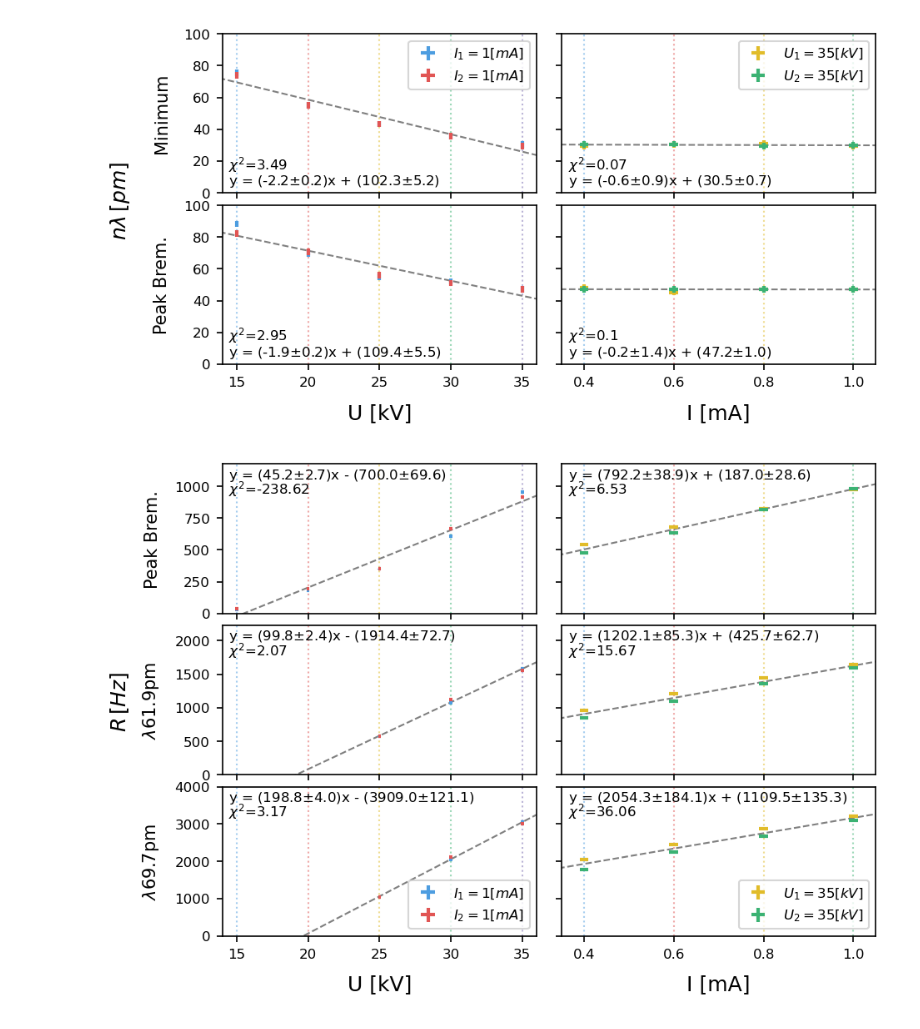
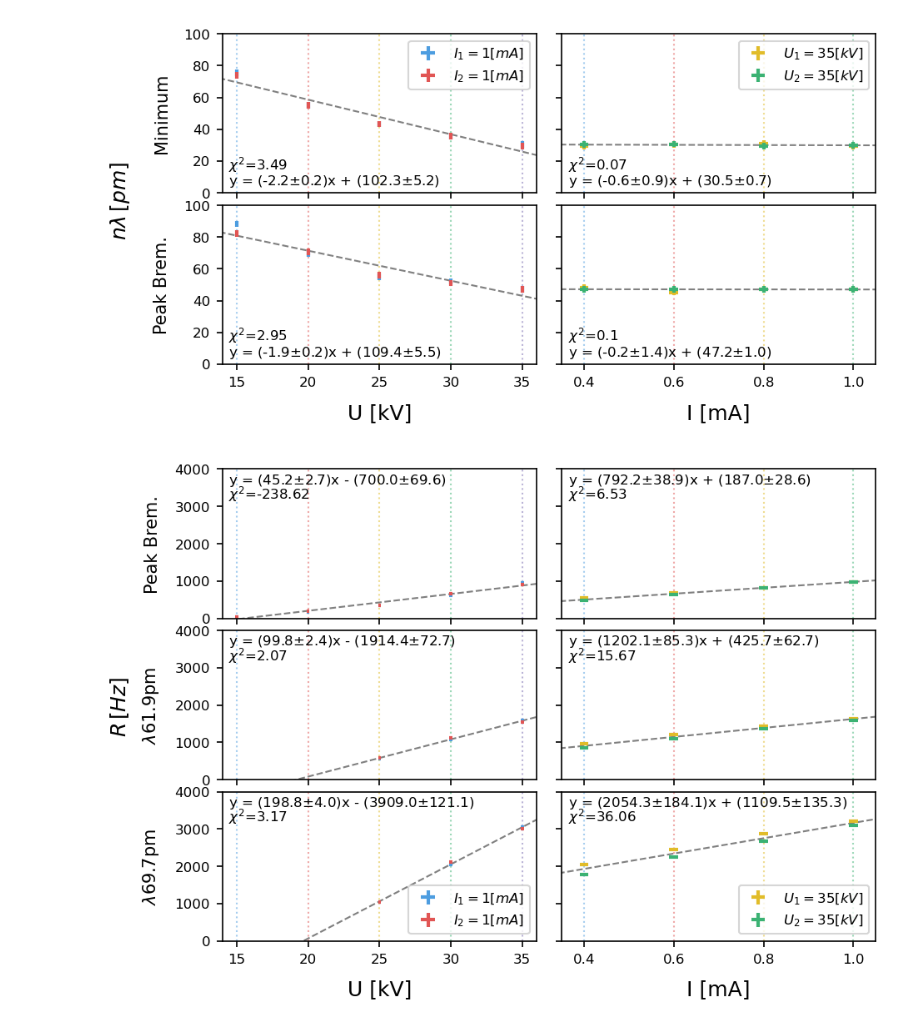
Before and after one commit to parallax-xallaraq/PHSX616, a Jupyter notebook: Lab2 - X-ray Apparatus/1 - Investigating the energy spectrum/Code/Inspect.ipynb, the cells around one changed output. Saved outputs shown, nothing was run; the diff lists cells and outputs as text; code cells hidden in the pictures.

```diff
--- a/Lab2 - X-ray Apparatus/1 - Investigating the energy spectrum/Code/Inspect.ipynb
+++ b/Lab2 - X-ray Apparatus/1 - Investigating the energy spectrum/Code/Inspect.ipynb
@@ -502,7 +502,7 @@ PlotLamVsVoltage(tables, path_fig + 'paramFit-nlambda.png' )
 # %%
 def PlotRVsVoltage(tables,fileName='') :
     # start figure
-    fig, ((ax_peakBhzI,ax_peakBhzU), (ax_peak1I,ax_peak1U), (ax_peak2I,ax_peak2U)) = plt.subplots(nrows=3, ncols=2, sharex='col', sharey='row')
+    fig, ((ax_peakBhzI,ax_peakBhzU), (ax_peak1I,ax_peak1U), (ax_peak2I,ax_peak2U)) = plt.subplots(nrows=3, ncols=2, sharex='col', sharey=True)
     # figure settings
     fig.set_figheight(5)
     fig.set_figwidth(6.75)
@@ -520,31 +520,31 @@ def PlotRVsVoltage(tables,fileName='') :
     AxPlotEI(tables, xI, ax_peak2I, 2, '$\lambda$69.7pm')
     # axis settings
     ax_peak2I.set_xlim(14,36)
     ax_peak2I.set_xticks(xI)
     ax_peak2I.set_xlabel('U [kV]')
     ax_peak2I.legend(loc='lower right')
 
     # CONST CURRENT
     # draw vertical color lines to mark voltage trials
     for ax in [ax_peakBhzU, ax_peak1U, ax_peak2U] :
         DrawlinesU(ax, linestyle=':')
     # plot data and fits
     xU = [0.40,0.60,0.80,1.00]
     AxPlotMaxRU(tables, xU, ax_peakBhzU)
     AxPlotEU(tables, xU, ax_peak1U, 1)
     AxPlotEU(tables, xU, ax_peak2U, 2)
     # axis settings
     ax_peak2U.set_xlabel('I [mA]')
     ax_peak2U.set_xlim(0.35,1.05)
     ax_peak2U.set_xticks(xU)
     ax_peak2U.legend(loc='lower right')
     ax_peak2U.set_ylim((0,4000))
 
     # finish
     if(fileName != '') : my.Save(fileName)
     plt.show()
 
 #####
 PlotRVsVoltage(tables, path_fig + 'paramFit-R.png' )
 # %% [output]
-[figure, old version]
+[figure, new version]
```
Also changed, not shown: 1 other file.
